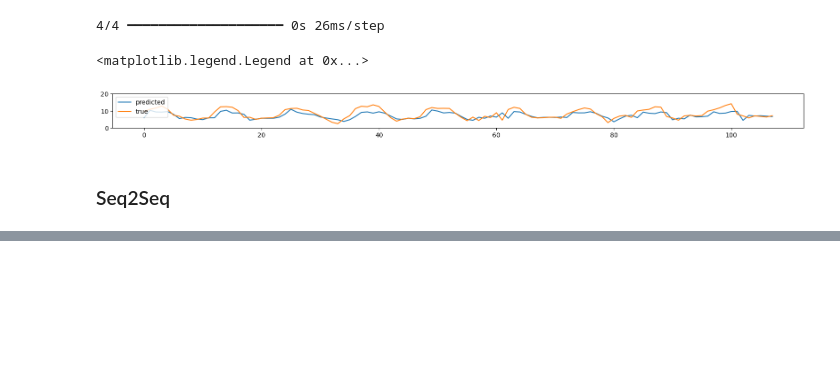
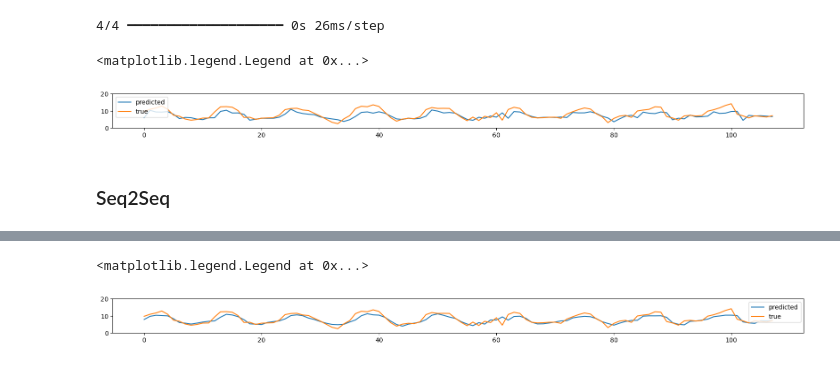
Before and after one commit to boalong/mva-series-temp-projet, a Jupyter notebook: models.ipynb, the cells around one changed output, grey strips where cells are left out. Drawn from its saved outputs; the diff is of its cells as text; code cells hidden in the pictures; blank space fills up the shorter version.

```diff
--- a/models.ipynb
+++ b/models.ipynb
@@ -478,0 +553,11 @@ plt.legend()
+# %%
+unscaled_seq_prediction = model.predict(X_test)
+seq2seq_predictions = scaler.inverse_transform(unscaled_seq_prediction)
+
+unscaled_y_test = scaler.inverse_transform(y_test.reshape(-1, 1))
+plt.figure(figsize=(20, 1))
+plt.ylim(0, 20)
+plt.plot(lstm_predictions, label='predicted')
+plt.plot(unscaled_y_test, label='true')
+plt.legend()
+# %% [output]
@@ -478,0 +565,2 @@ plt.legend()
+<matplotlib.legend.Legend at 0x...>
+[figure, added]
```
Also changed, not shown: parts of 4 cells of this notebook, 1 other file.
